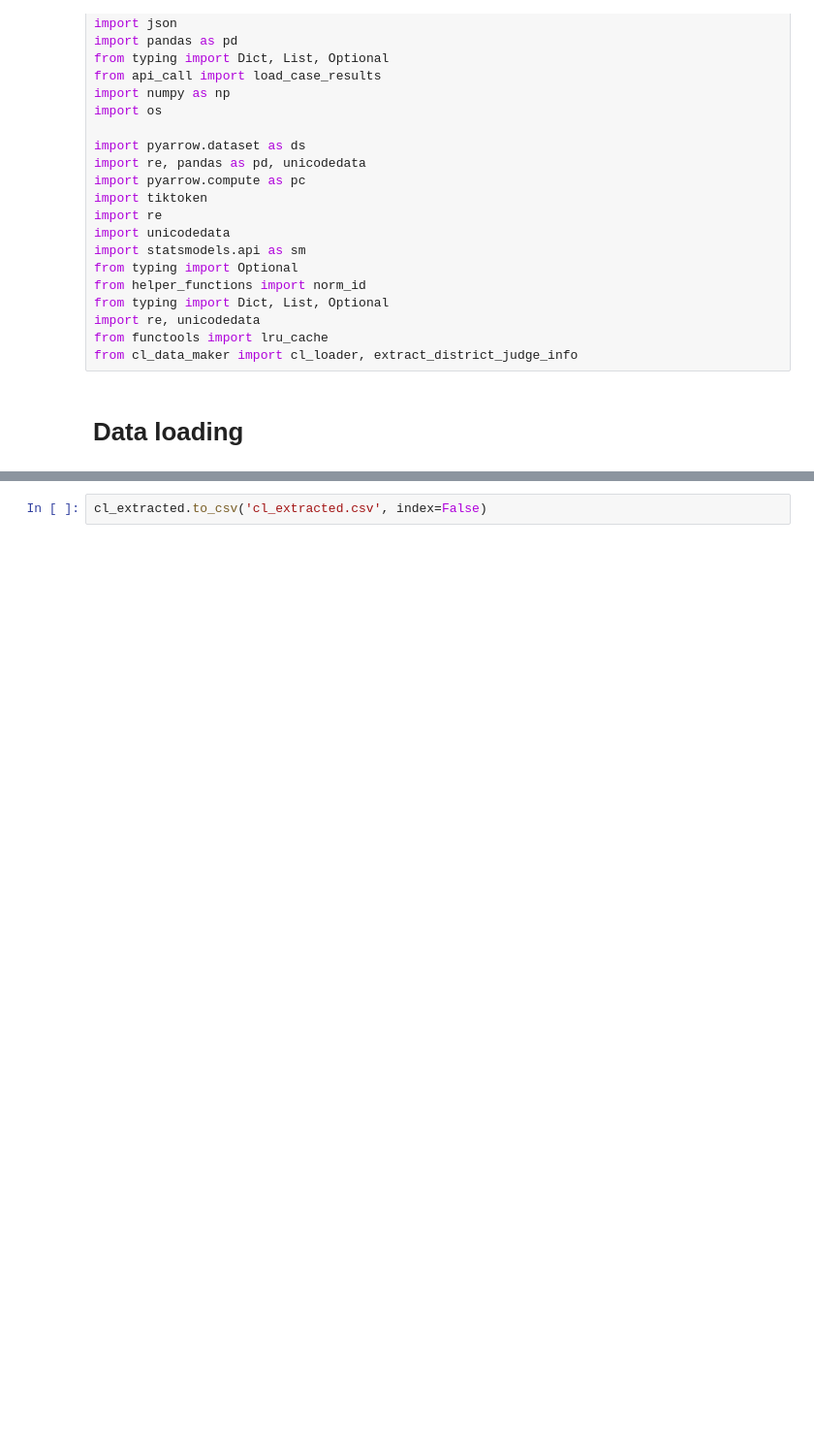
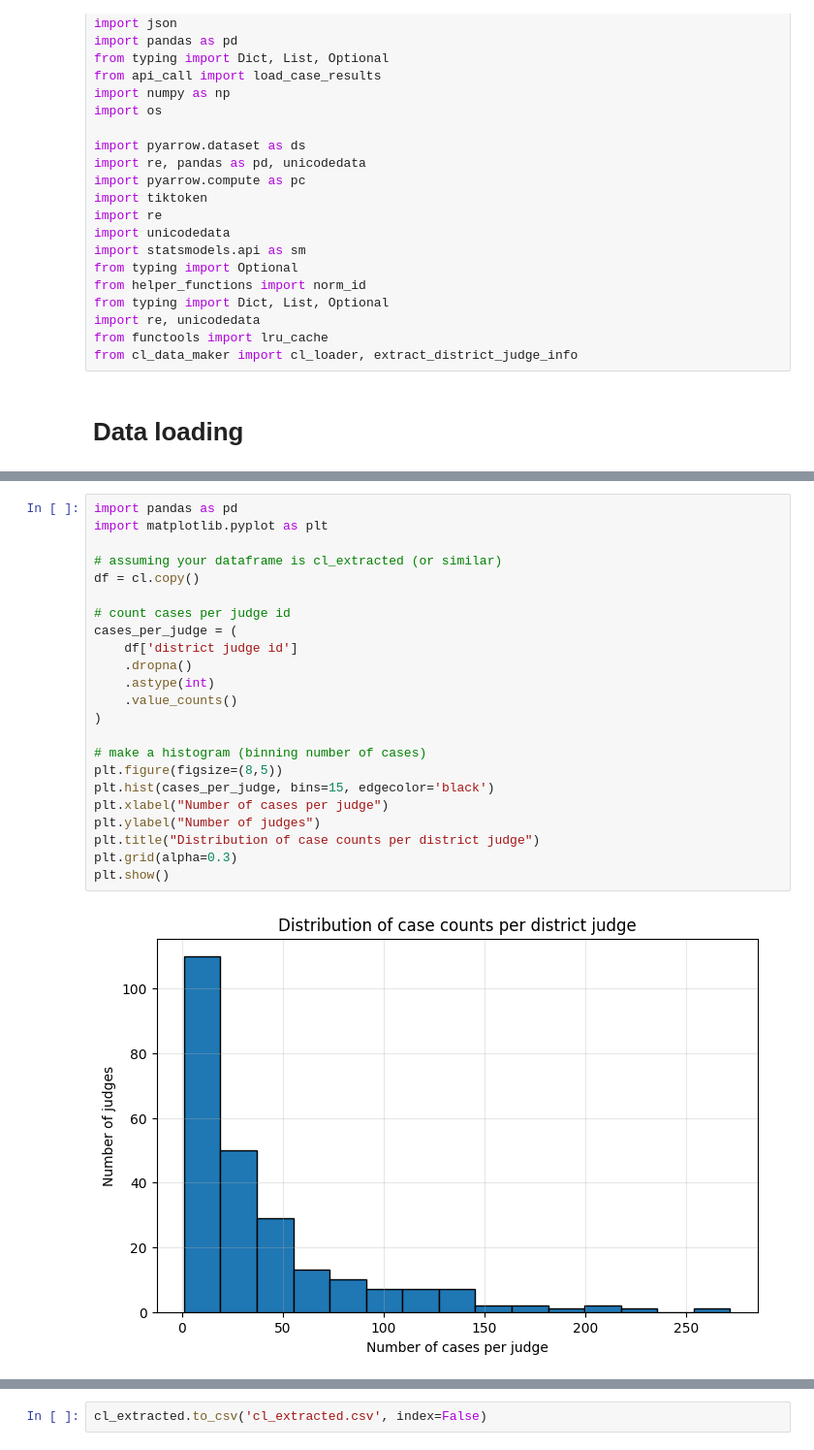
Before and after one commit to ilyadavidson/judge_project, a Jupyter notebook: inference.ipynb, the cells around one changed output, grey strips where cells are left out. Shown at 97% size. Cells and saved outputs as stored; diff of their text form; blank space fills up the shorter version.

```diff
--- a/inference.ipynb
+++ b/inference.ipynb
@@ -48,0 +186,25 @@ Found 28 parquet files for pattern: data/parquet_files/CAP_data_*.parquet
+# %%
+import pandas as pd
+import matplotlib.pyplot as plt
+
+# assuming your dataframe is cl_extracted (or similar)
+df = cl.copy()
+
+# count cases per judge id
+cases_per_judge = (
+    df['district judge id']
+    .dropna()
+    .astype(int)
+    .value_counts()
+)
+
+# make a histogram (binning number of cases)
+plt.figure(figsize=(8,5))
+plt.hist(cases_per_judge, bins=15, edgecolor='black')
+plt.xlabel("Number of cases per judge")
+plt.ylabel("Number of judges")
+plt.title("Distribution of case counts per district judge")
+plt.grid(alpha=0.3)
+plt.show()
+# %% [output]
+[figure, added]
```
Also changed, not shown: parts of 35 cells of this notebook, 9 other files.
